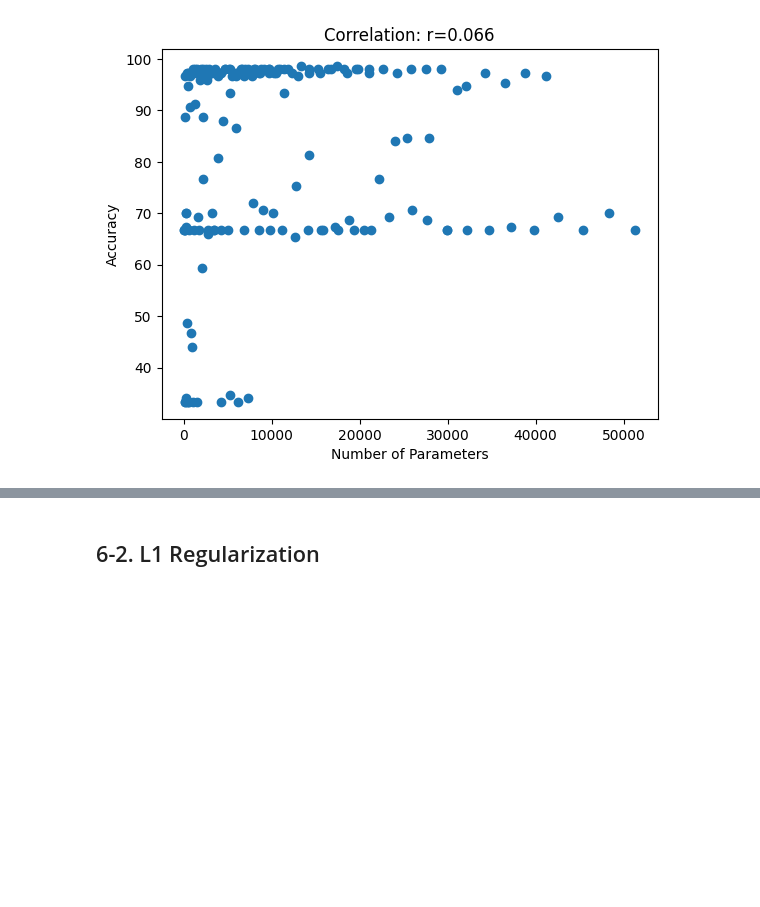
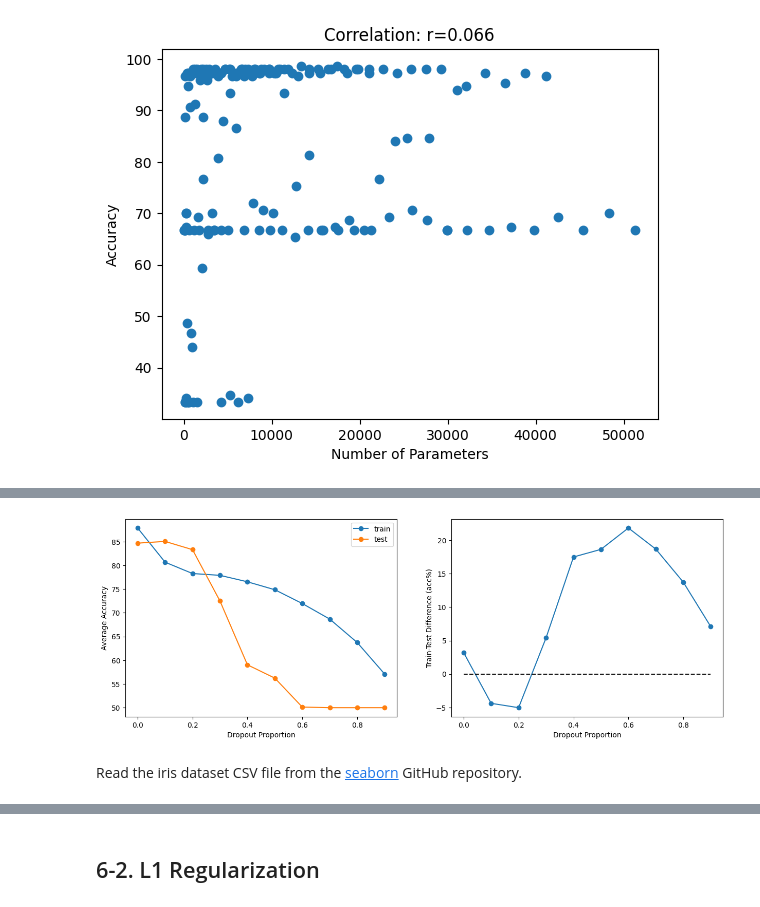
Before and after one commit to yungshun317/torch-nlp, a Jupyter notebook: deep_neural_networks.ipynb, the cells around one changed output, grey strips where cells are left out. Cells and saved outputs as stored; diff of their text form; code cells hidden in the pictures; blank space fills up the shorter version.

```diff
--- a/deep_neural_networks.ipynb
+++ b/deep_neural_networks.ipynb
@@ -2524,31 +2567,33 @@ plt.show()
 # %%
-# run an experiment (note: takes ~3.5 mins)
+# Run an experiment (note: takes ~3.5 mins)
+dropout_prob_array = np.arange(10) / 10
+results = np.zeros((len(dropout_prob_array), 2))
 
-dropoutRates = np.arange(10)/10
-results = np.zeros((len(dropoutRates),2))
+for dropout_idx in range(len(dropout_prob_array)):
+    # create and train the model
+    model, criterion, optimizer = create_model(dropout_prob_array[dropout_idx])
+    train_accuracies, test_accuracies = train(model, criterion, optimizer)
 
-for di in range(len(dropoutRates)):
-
-  # create and train the model
-  ANNQC,lossfun,optimizer = createANewModel(dropoutRates[di])
-  trainAcc,testAcc = trainTheModel(ANNQC,lossfun,optimizer)
-
-  # store accuracies from last 100 epochs
-  results[di,0] = np.mean(trainAcc[-100:])
-  results[di,1] = np.mean(testAcc[-100:])
+    # Store accuracies from last 100 epochs
+    results[dropout_idx, 0] = np.mean(train_accuracies[-100:])
+    results[dropout_idx, 1] = np.mean(test_accuracies[-100:])
 # %%
-# plot the experiment results
-fig,ax = plt.subplots(1,2,figsize=(15,5))
+# Plot the experiment results
+fig,ax = plt.subplots(1, 2, figsize=(15, 5))
 
-ax[0].plot(dropoutRates,results,'o-')
-ax[0].set_xlabel('Dropout proportion')
-ax[0].set_ylabel('Average accuracy')
-ax[0].legend(['Train','Test'])
+ax[0].plot(dropout_prob_array, results, 'o-')
+ax[0].set_xlabel('Dropout Proportion')
+ax[0].set_ylabel('Average Accuracy')
+ax[0].legend(['train','test'])
 
-ax[1].plot(dropoutRates,-np.diff(results,axis=1),'o-')
-ax[1].plot([0,.9],[0,0],'k--')
-ax[1].set_xlabel('Dropout proportion')
-ax[1].set_ylabel('Train-test difference (acc%)')
+ax[1].plot(dropout_prob_array, -np.diff(results, axis=1), 'o-')
+ax[1].plot([0, 0.9], [0, 0], 'k--')
+ax[1].set_xlabel('Dropout Proportion')
+ax[1].set_ylabel('Train-Test Difference (acc%)')
 
 plt.show()
+# %% [output]
+[figure, added]
+# %% [markdown]
+Read the iris dataset CSV file from the [seaborn](https://github.com/mwaskom/seaborn) GitHub repository.
 # %%
```
Also changed, not shown: parts of 76 cells of this notebook, 2 other files.
